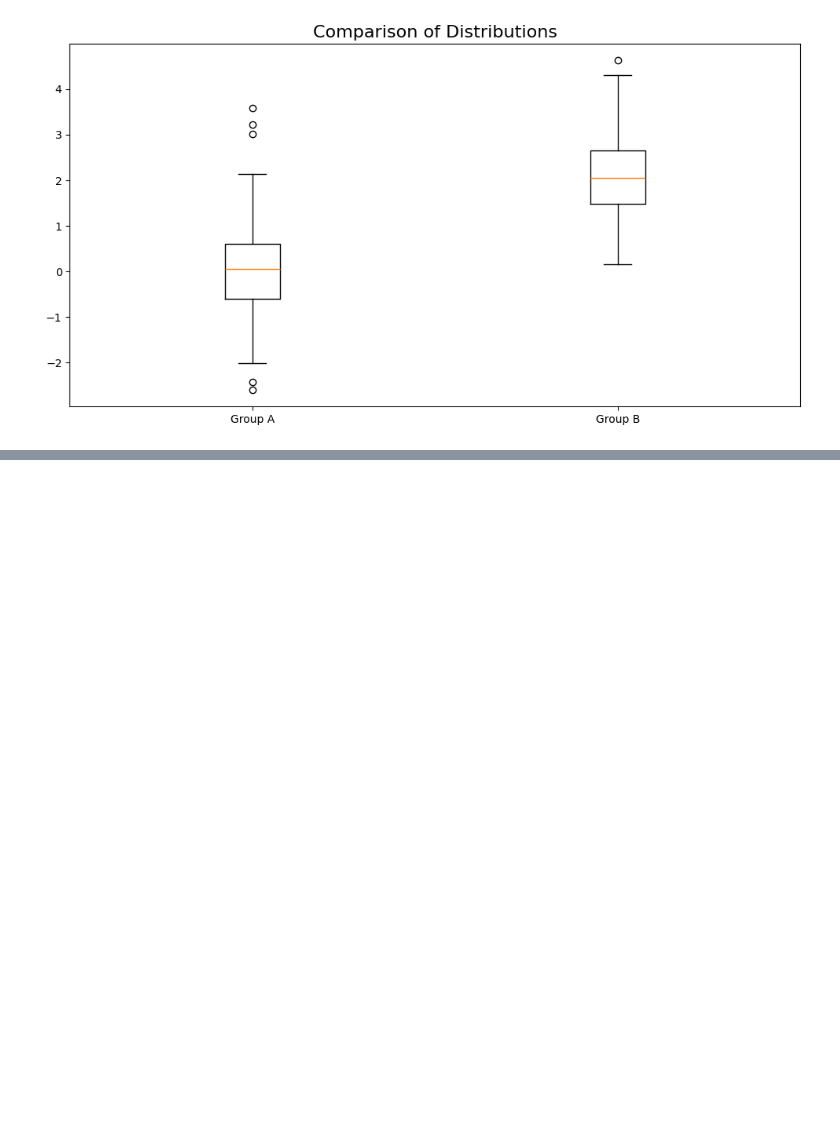
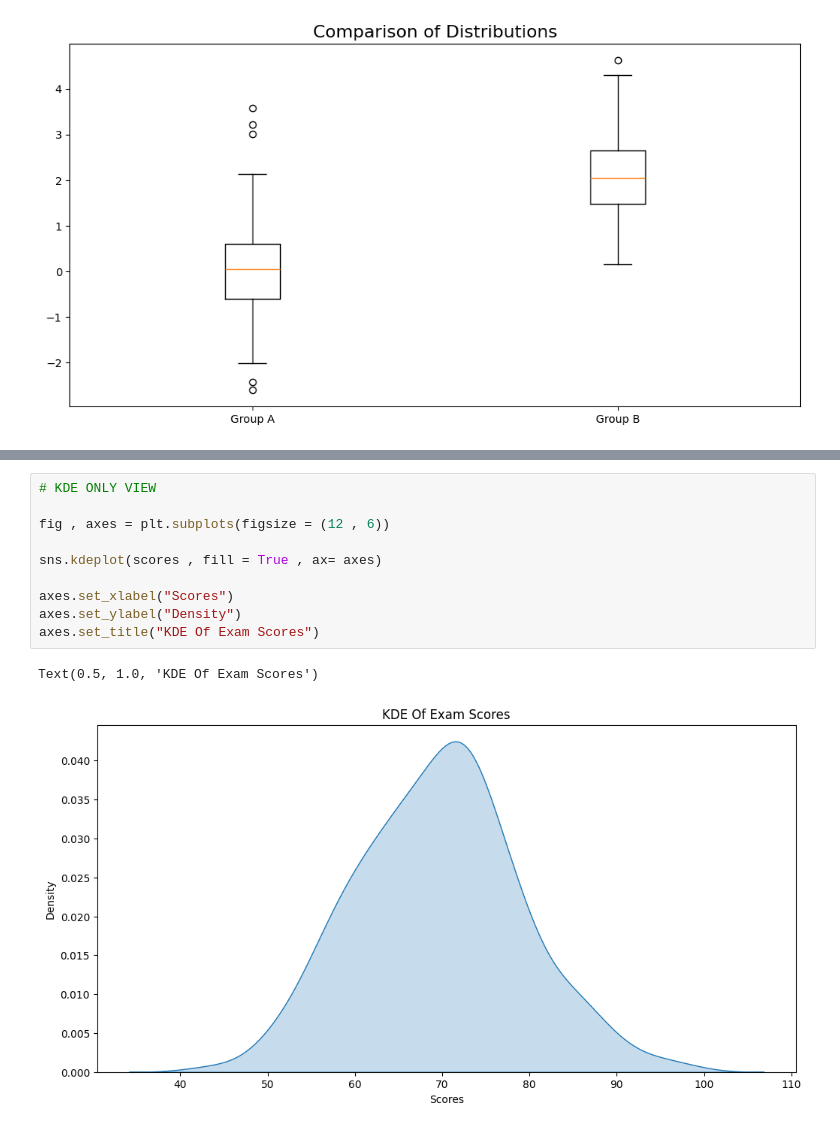
Before and after one commit to yfwjay/Data-Science-Foundations, a Jupyter notebook: matplotlib_basics/oop_plotting.ipynb, the cells around one changed output, grey strips where cells are left out. Cells and saved outputs as stored; diff of their text form; blank space fills up the shorter version.

```diff
--- a/matplotlib_basics/oop_plotting.ipynb
+++ b/matplotlib_basics/oop_plotting.ipynb
@@ -416,0 +439,13 @@ Text(0.5, 1.0, 'Comparison of Distributions')
+# %%
+# KDE ONLY VIEW
+
+fig , axes = plt.subplots(figsize = (12 , 6))
+
+sns.kdeplot(scores , fill = True , ax= axes)
+
+axes.set_xlabel("Scores")
+axes.set_ylabel("Density")
+axes.set_title("KDE Of Exam Scores")
+# %% [output]
+Text(0.5, 1.0, 'KDE Of Exam Scores')
+[figure, added]
```
Also changed, not shown: parts of 3 cells of this notebook.
